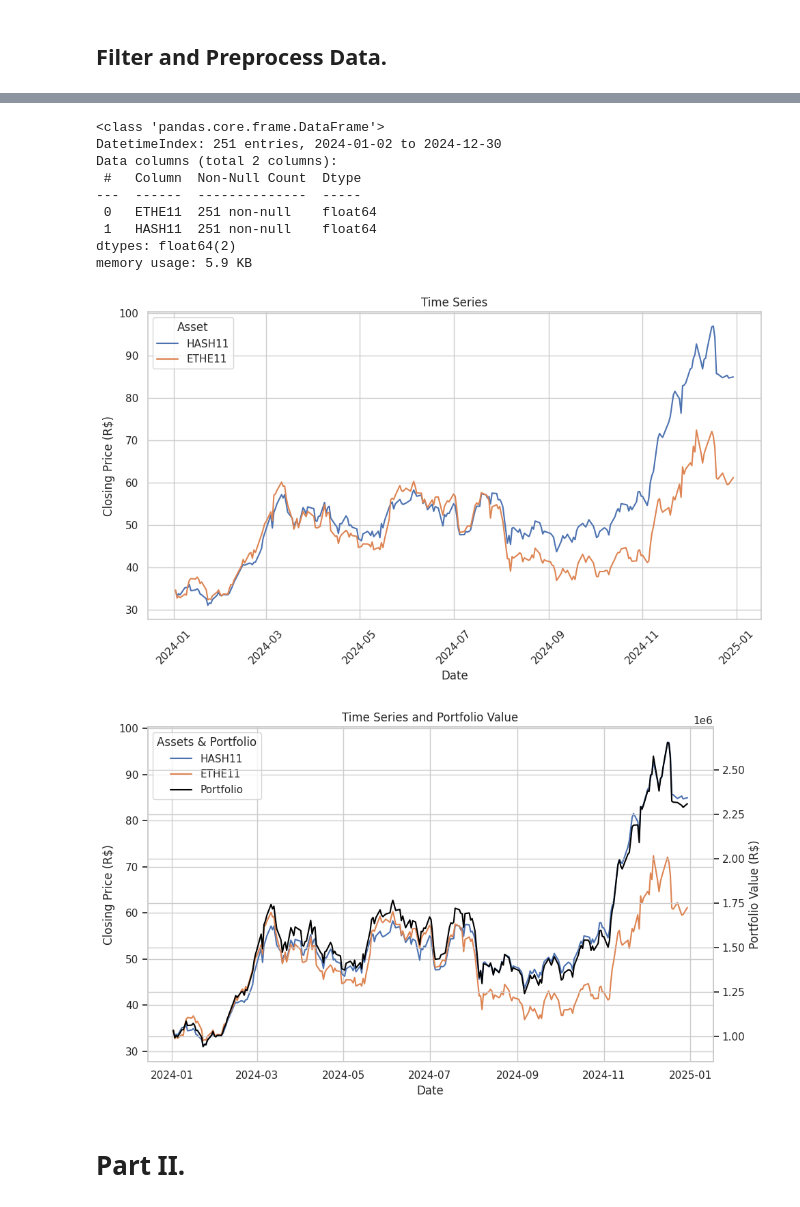
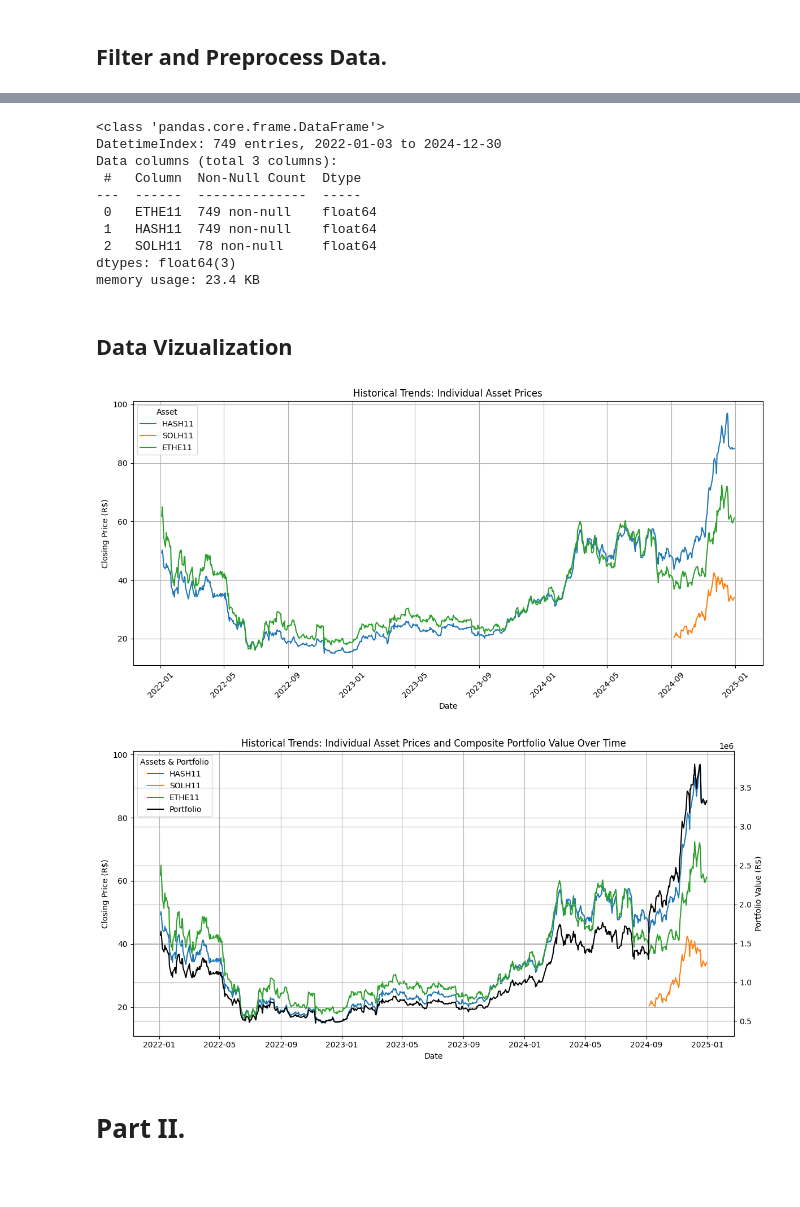
Before and after one commit to MarkDuek/hashdex-tech-challenge, a Jupyter notebook: asset_history_analysis.ipynb, the cells around one changed output, grey strips where cells are left out. Cells and saved outputs as stored; diff of their text form; code cells hidden in the pictures; blank space fills up the shorter version.

```diff
--- a/asset_history_analysis.ipynb
+++ b/asset_history_analysis.ipynb
@@ -13,11 +13,10 @@ Define input parameters.
 # %%
 years = [2024,
-         # 2023,
-         # 2022
-        ]
+         2023,
+         2022]
 
 assets_allocation = {'HASH11': 20000,
-                     # 'SOLH11': 30000,
+                     'SOLH11': 30000,
                      'ETHE11': 10000}
 # %% [markdown]
 # Part I.
@@ -68,14 +76,4 @@ Columns: ['TIPREG', 'DATA_PREGAO', 'CODBDI', 'CODNEG', 'TPMERC', 'NOMRES', 'ESPE
 # %% [markdown]
 ## Filter and Preprocess Data.
-# %%
-def get_filtered_history(df, assets_allocation):
-    # Filter the dataframe using the keys of assets_allocation
-    filtered_df = df[df['CODNEG'].isin(assets_allocation.keys())].copy()
-
-    pivot_df = filtered_df.pivot(index='DATA_PREGAO', columns='CODNEG', values='PREULT')
-    pivot_df.sort_index(inplace=True)
-    pivot_df = pivot_df.reindex(sorted(pivot_df.columns), axis=1)
-
-    return pivot_df
 # %%
 df = get_filtered_history(data, assets_allocation)
@@ -93,14 +91,17 @@ df.head()
 df.info()
 # %% [output]
 <class 'pandas.core.frame.DataFrame'>
-DatetimeIndex: 251 entries, 2024-01-02 to 2024-12-30
-Data columns (total 2 columns):
+DatetimeIndex: 749 entries, 2022-01-03 to 2024-12-30
+Data columns (total 3 columns):
  #   Column  Non-Null Count  Dtype
 ---  ------  --------------  -----
- 0   ETHE11  251 non-null    float64
- 1   HASH11  251 non-null    float64
-dtypes: float64(2)
-memory usage: 5.9 KB
+ 0   ETHE11  749 non-null    float64
+ 1   HASH11  749 non-null    float64
+ 2   SOLH11  78 non-null     float64
+dtypes: float64(3)
+memory usage: 23.4 KB
+# %% [markdown]
+## Data Vizualization
 # %%
 df_melted = df.reset_index().melt(id_vars='DATA_PREGAO',
                                            value_vars=assets_allocation.keys(),
@@ -113,34 +114,36 @@ df_portfolio = df[list(assets_allocation.keys())].mul(
     list(assets_allocation.values()), axis=1
 ).sum(axis=1)
 # %%
-# sns.set(style="whitegrid")
-plt.figure(figsize=(10, 6))
+plt.figure(figsize=(12, 6))
 sns.lineplot(data=df_melted, x="DATA_PREGAO", y="Price", hue="CODNEG")
 
 # Adding labels and title
-plt.title("Time Series")
+plt.title("Historical Trends: Individual Asset Prices")
 plt.xlabel("Date")
 plt.ylabel("Closing Price (R$)")
 plt.legend(title="Asset")
 plt.xticks(rotation=45)
 plt.tight_layout()
+plt.grid()
 
 plt.show()
 # %% [output]
-[figure, old version]
+[figure, new version]
 # %%
-fig, ax1 = plt.subplots(figsize=(10, 6))
+fig, ax1 = plt.subplots(figsize=(12, 6))
 ax2 = ax1.twinx()
 
 # Plot the individual asset time series on the first y-axis (ax1)
 sns.lineplot(data=df_melted, x="DATA_PREGAO", y="Price", hue="CODNEG", ax=ax1)
 ax1.set_xlabel("Date")
 ax1.set_ylabel("Closing Price (R$)")
-ax1.set_title("Time Series and Portfolio Value")
+ax1.set_title("Historical Trends: Individual Asset Prices and Composite Portfolio Value Over Time")
+ax1.grid(True)  # Add grid lines to ax1
 
 # Plot the portfolio weighted average on the second y-axis (ax2)
 ax2.plot(df_portfolio.index, df_portfolio, label='Portfolio', color='black')
 ax2.set_ylabel("Portfolio Value (R$)")
+ax2.grid(True)  # Add grid lines to ax1
 
 # Combine legends from both axes
 lines1, labels1 = ax1.get_legend_handles_labels()
@@ -151,7 +154,7 @@ plt.xticks(rotation=45)
 plt.tight_layout()
 plt.show()
 # %% [output]
-[figure, old version]
+[figure, new version]
 # %% [markdown]
 # Part II.
 # %% [markdown]
```
Also changed, not shown: parts of 19 cells of this notebook.
